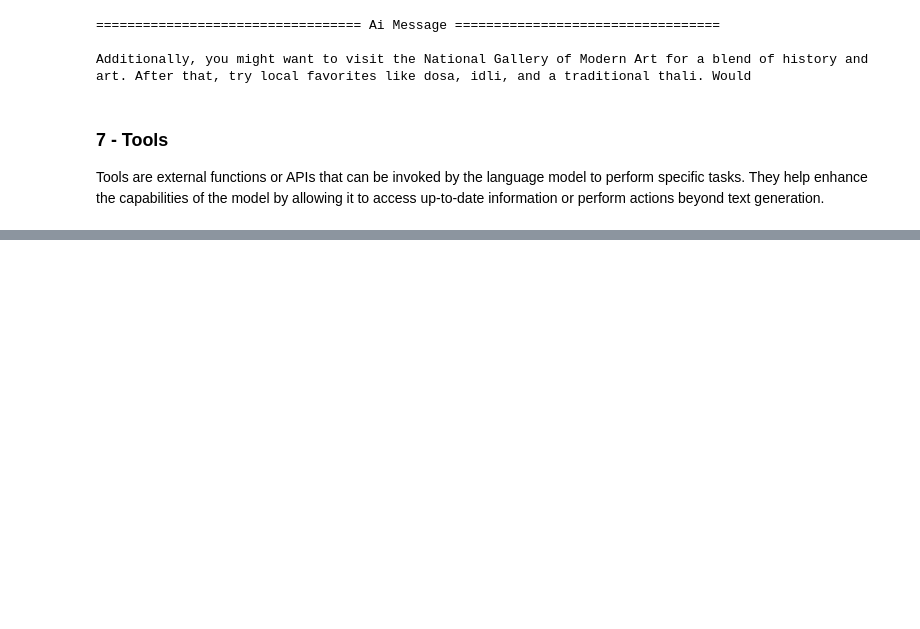
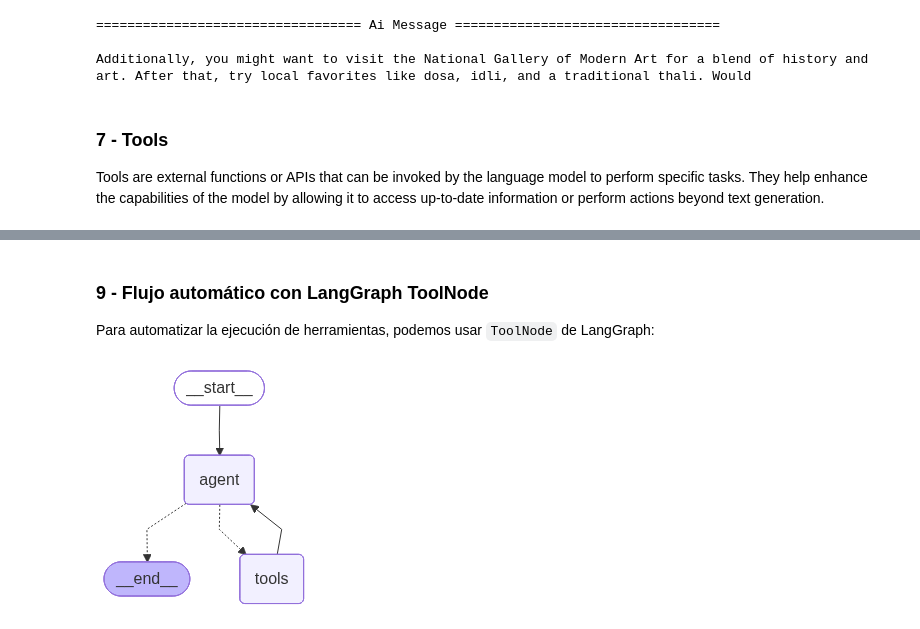
Before and after one commit to manuonda/python-project, a Jupyter notebook: courses/theneural/langgraph_workshop/1_langgraph_course.ipynb, the cells around one changed output, grey strips where cells are left out. Drawn from its saved outputs; the diff is of its cells as text; code cells hidden in the pictures; blank space fills up the shorter version.

```diff
--- a/courses/theneural/langgraph_workshop/1_langgraph_course.ipynb
+++ b/courses/theneural/langgraph_workshop/1_langgraph_course.ipynb
@@ -190,0 +262,31 @@ content='' additional_kwargs={'tool_calls': [{'id': 'call_EwrWX5ojDqrV1TqReadAqn
+# %% [markdown]
+### 9 - Flujo automático con LangGraph ToolNode
+
+Para automatizar la ejecución de herramientas, podemos usar `ToolNode` de LangGraph:
+# %%
+from langgraph.prebuilt import ToolNode
+from langgraph.graph import MessagesState , StateGraph, START, END
+from langgraph.prebuilt import tools_condition
+
+#crear el nodo de herramientas
+tool_node = ToolNode([multiply, sum])
+
+#funcion para el llm
+def call_model(state: MessagesState):
+    messages = state["messages"]
+    response = llm_with_tools.invoke(messages)
+    return {"messages": [response]}  # ← FIX: Debe ser una lista
+
+#construir el grafo
+builder= StateGraph(MessagesState)
+builder.add_node("agent", call_model)
+builder.add_node("tools", tool_node)
+
+builder.add_edge(START,"agent")
+builder.add_conditional_edges("agent",tools_condition)
+builder.add_edge("tools","agent")
+
+tool_graph = builder.compile()
+display(Image(tool_graph.get_graph().draw_mermaid_png()))  # ← FIX: tool_graph en vez de graph
+# %% [output]
+[figure, added]
```
Also changed, not shown: parts of 14 cells of this notebook.
